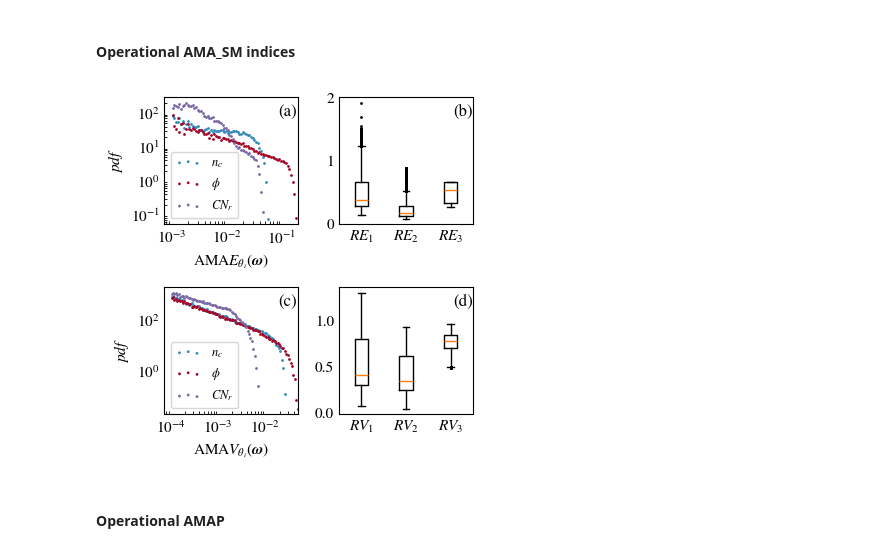
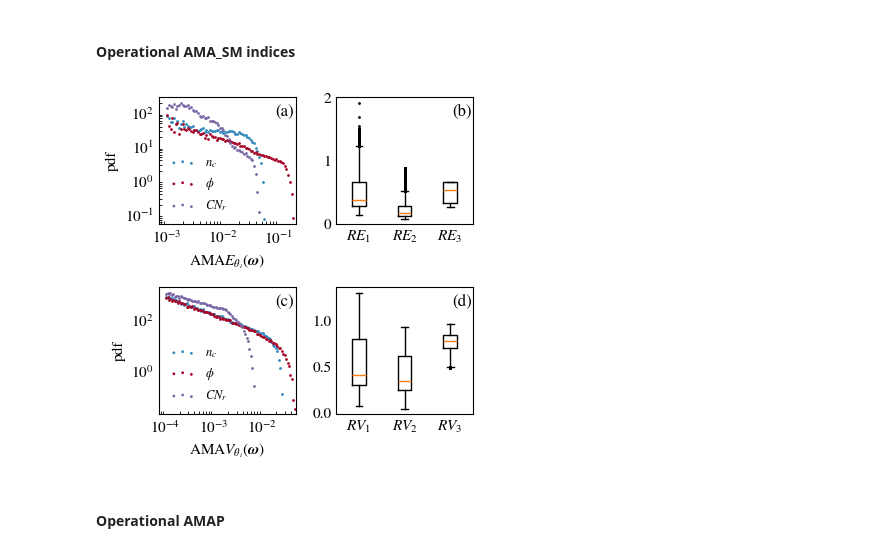
Before and after one commit to rlsandovalp/operational_picture, a Jupyter notebook: Galbiate/operational_analysis.ipynb, the cells around one changed output. Saved outputs shown, nothing was run; the diff lists cells and outputs as text; code cells hidden in the pictures.

Commit message:
new figures and supplementary material

```diff
--- a/Galbiate/operational_analysis.ipynb
+++ b/Galbiate/operational_analysis.ipynb
@@ -311,9 +311,9 @@ ax[0,0].scatter((bins[1:]+bins[:-1])/2, histogram3[0], label = '$CN_r$', s=1, co
 ax[0,0].loglog()
 ax[0,0].set_xlim(0, 0.2)
 ax[0,0].set_xlabel(r'$\text{AMA}E_{\theta_i}(\boldsymbol{\omega})$')
-ax[0,0].set_ylabel(r'$pdf$')
+ax[0,0].set_ylabel(r'pdf')
 ax[0,0].text(0.85, 0.95, '(a)', transform=ax[0,0].transAxes, fontsize=12, va='top')
-ax[0,0].legend()
+ax[0,0].legend(frameon = False)
 
 RE1 = []
 RE2 = []
@@ -350,9 +350,9 @@ ax[1,0].scatter((bins[1:]+bins[:-1])/2, histogram3[0], label = '$CN_r$', s=1, co
 ax[1,0].set_xlabel(r'$\text{AMA}V_{\theta_i}(\boldsymbol{\omega})$')
 ax[1,0].loglog()
 ax[1,0].set_xlim(0, 0.05)
-ax[1,0].set_ylabel(r'$pdf$')
+ax[1,0].set_ylabel(r'pdf')
 ax[1,0].text(0.85, 0.95, '(c)', transform=ax[1,0].transAxes, fontsize=12, va='top')
-ax[1,0].legend()
+ax[1,0].legend(frameon = False)
 
 RV1 = []
 RV2 = []
@@ -360,34 +360,34 @@ RV3 = []
 
 for i in range(50000):
     if (array_SA_indices[i,3] == 0 and array_SA_indices[i,5] == 0):
         pass
     else:
         RV1.append(array_SA_indices[i,5]/array_SA_indices[i,3])
 
     if (array_SA_indices[i,5] == 0 and array_SA_indices[i,4] == 0):
         pass
     else:
         RV2.append(array_SA_indices[i,5]/array_SA_indices[i,4])
 
     if (array_SA_indices[i,3] == 0 and array_SA_indices[i,4] == 0):
         pass
     else:
         RV3.append(array_SA_indices[i,3]/array_SA_indices[i,4])
 
 data2 = [RV1, RV2, RV3]
 xticks = ['$RV_1$', '$RV_2$', '$RV_3$']
 ax[1,1].boxplot(data2, labels = xticks, flierprops = dict(marker = "o", markerfacecolor = "black", markersize = 1))
 ax[1,1].text(0.85, 0.95, '(d)', transform=ax[1,1].transAxes, fontsize=12, va='top')
 
 
 plt.tight_layout()
 
 plt.savefig('Figures_paper/AMA_indices_0.png', dpi=200, bbox_inches='tight')
 plt.savefig('Figures_paper/AMA_indices_0.pdf')
 
 summary_AMA_op = np.mean(array_SA_indices, axis=0)
 # %% [output]
-[figure, old version]
+[figure, new version]
 # %%
 summary_std_AMA_op = np.std(array_SA_indices, axis=0)
 # print(std_array)
```
Also changed, not shown: parts of 3 cells of this notebook, 16 other files.
